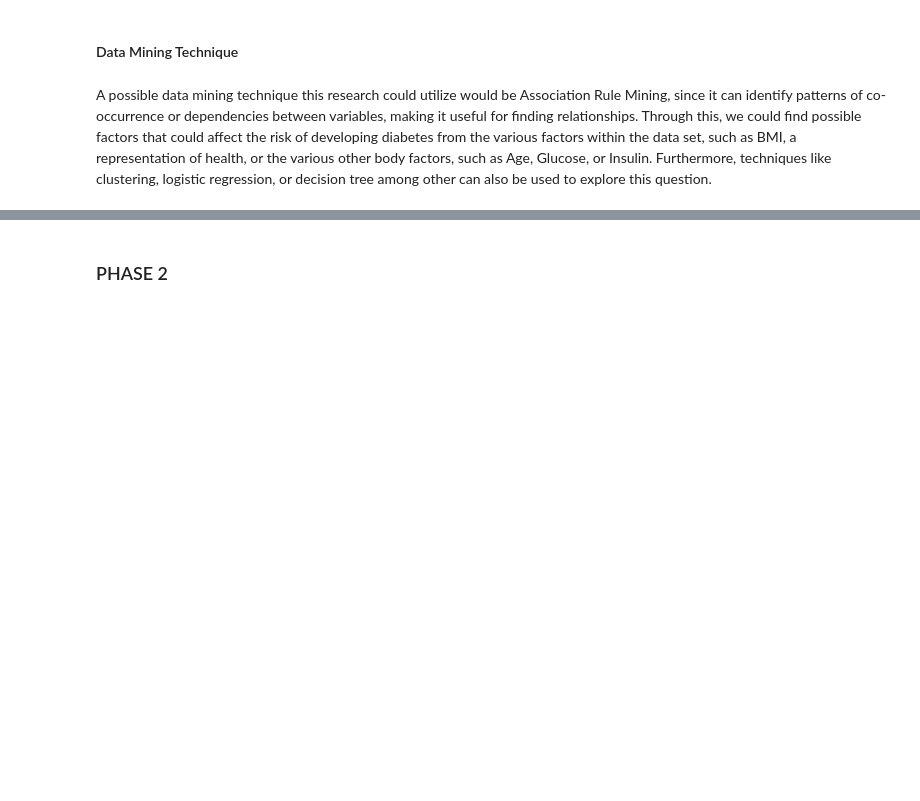
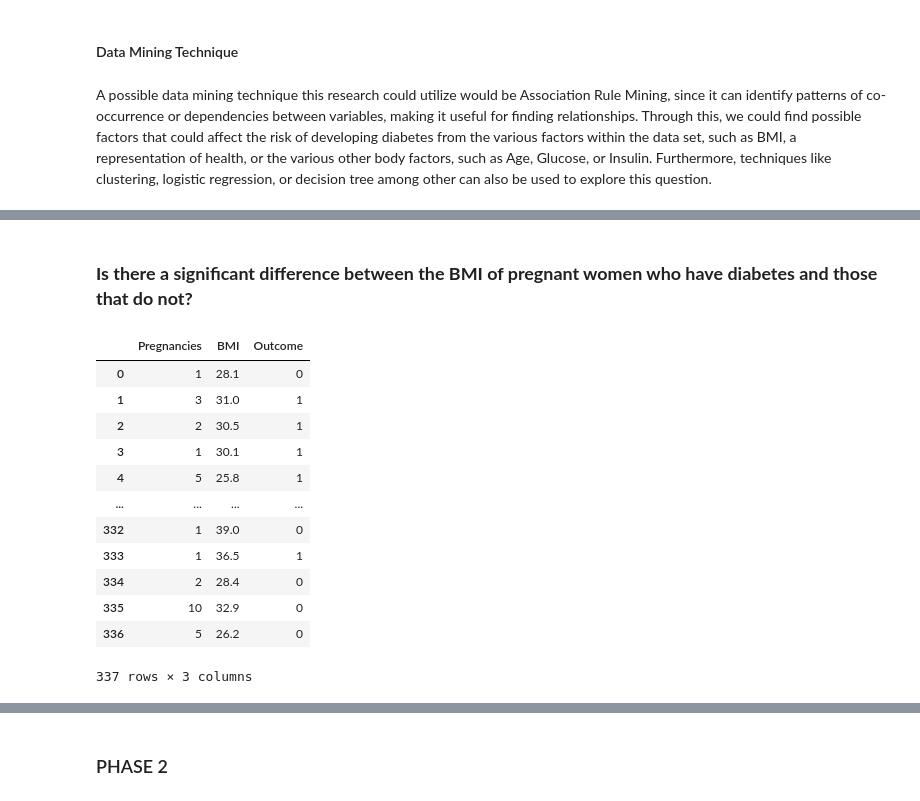
Before and after one commit to houin679/CSMODELPROJECT, a Jupyter notebook: MCO1_CSMODEL.ipynb, the cells around one changed output, grey strips where cells are left out. Cells and saved outputs as stored; diff of their text form; code cells hidden in the pictures; blank space fills up the shorter version.

```diff
--- a/MCO1_CSMODEL.ipynb
+++ b/MCO1_CSMODEL.ipynb
@@ -906,0 +933,20 @@ A possible data mining technique this research could utilize would be Associatio
+# %% [markdown]
+### **Is there a significant difference between the BMI of pregnant women who have diabetes and those that do not?**
+# %%
+# Filters the pregnant women
+PW_df = SI_df[SI_df['Pregnancies'] >= 1].copy().reset_index(drop=True)
+PW_df
+# %% [output]
+|  | Pregnancies | BMI | Outcome |
+| 0 | 1 | 28.1 | 0 |
+| 1 | 3 | 31.0 | 1 |
+| 2 | 2 | 30.5 | 1 |
+| 3 | 1 | 30.1 | 1 |
+| 4 | 5 | 25.8 | 1 |
+| ... | ... | ... | ... |
+| 332 | 1 | 39.0 | 0 |
+| 333 | 1 | 36.5 | 1 |
+| 334 | 2 | 28.4 | 0 |
+| 335 | 10 | 32.9 | 0 |
+| 336 | 5 | 26.2 | 0 |
+337 rows × 3 columns
```
Also changed, not shown: parts of 13 cells of this notebook.
